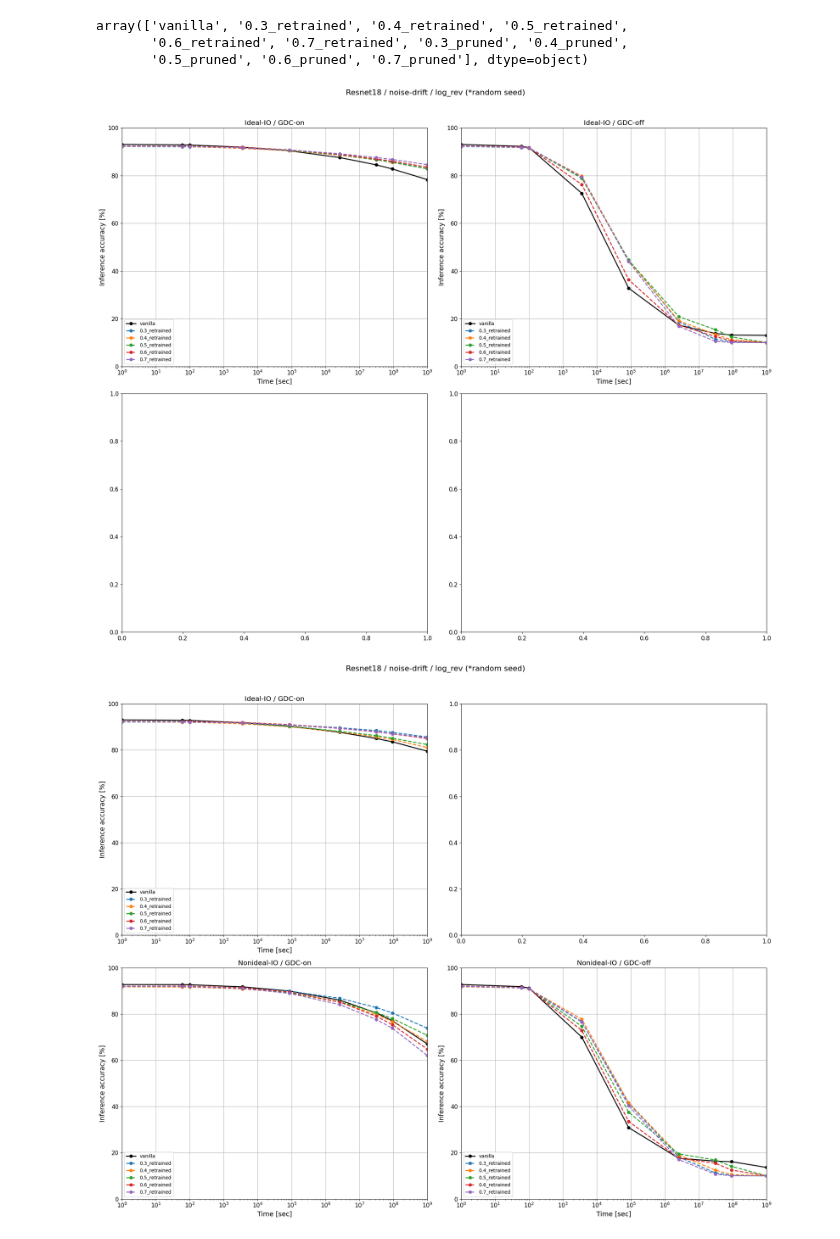
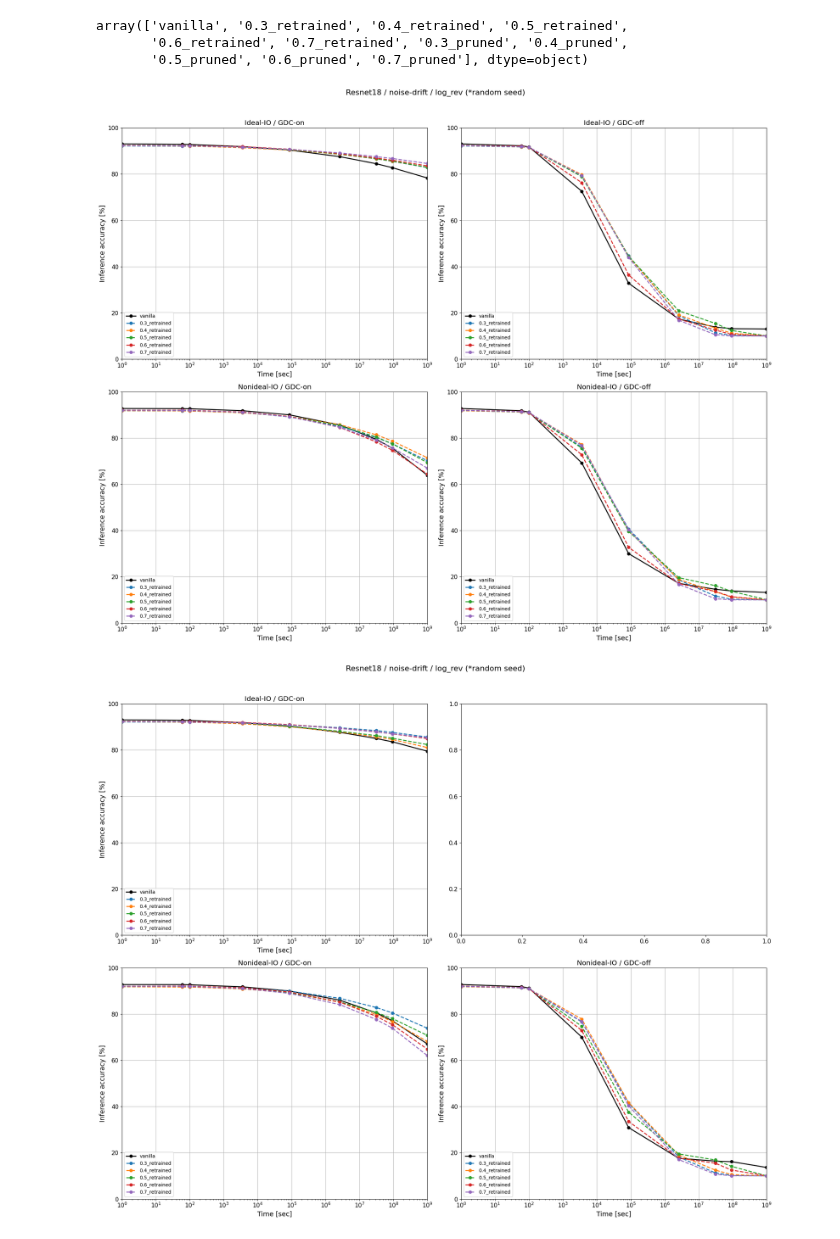
Before and after one commit to PRAM-weight-biasing/PRAM-weight-biasing, a Jupyter notebook: z_data_processing/250319_acc_plot.ipynb, the cells around one changed output. Cells and saved outputs as stored; diff of their text form; code cells hidden in the pictures.

```diff
--- a/z_data_processing/250319_acc_plot.ipynb
+++ b/z_data_processing/250319_acc_plot.ipynb
@@ -75,36 +75,36 @@ fig, ((ax1, ax2), (ax3, ax4)) = plt.subplots(2, 2, figsize=(20, 16))
 plt.rcParams.update({'font.size': 12})
 
 # Common plotting function
 def plot_accuracy_re(ax, df_pivot, title):
     x = df_pivot['inf_time']
 
     ax.grid(True)
     ax.plot(x, df_pivot['vanilla'], marker='o', label='vanilla', linewidth=2, color='k')
 
     for ratio in ['0.3', '0.4', '0.5', '0.6', '0.7']:
         ax.plot(x, df_pivot[f'{ratio}_retrained'], marker='o',
                 label=f'{ratio}_retrained', linestyle='--', linewidth=2)
 
     ax.set_title(title)
     ax.set_xlabel('Time [sec]', fontsize=14)
     ax.set_ylabel('Inference accuracy [%]', fontsize=14)
     ax.set_ylim(0, 100)
     ax.set_xlim(1, 1000000000)
     ax.set_xscale('log')
     ax.legend(fontsize=10, loc='lower left', bbox_to_anchor=(0.0, 0.0))
 
 # Plot each condition
 plot_accuracy_re(ax1, df_o_o_pivot, "Ideal-IO / GDC-on")
 plot_accuracy_re(ax2, df_o_x_pivot, "Ideal-IO / GDC-off")
-# plot_accuracy_re(ax3, df_x_o_pivot, "Nonideal-IO / GDC-on")
-# plot_accuracy_re(ax4, df_x_x_pivot, "Nonideal-IO / GDC-off")
+plot_accuracy_re(ax3, df_x_o_pivot, "Nonideal-IO / GDC-on")
+plot_accuracy_re(ax4, df_x_x_pivot, "Nonideal-IO / GDC-off")
 
 
 plt.suptitle("Resnet18 / noise-drift / log_rev (*random seed)", fontsize=16, y=1.02)
 plt.tight_layout()
 plt.show()
 # %% [output]
-[figure, old version]
+[figure, new version]
 # %%
 import matplotlib.pyplot as plt
 
```
Also changed, not shown: 5 other files.
